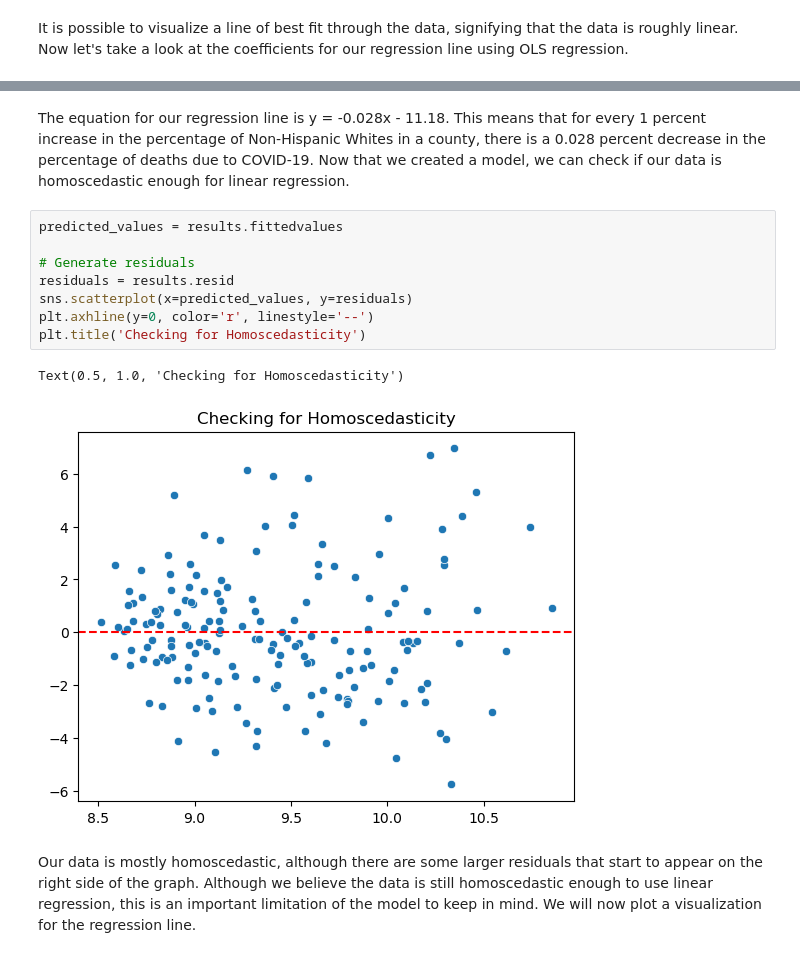
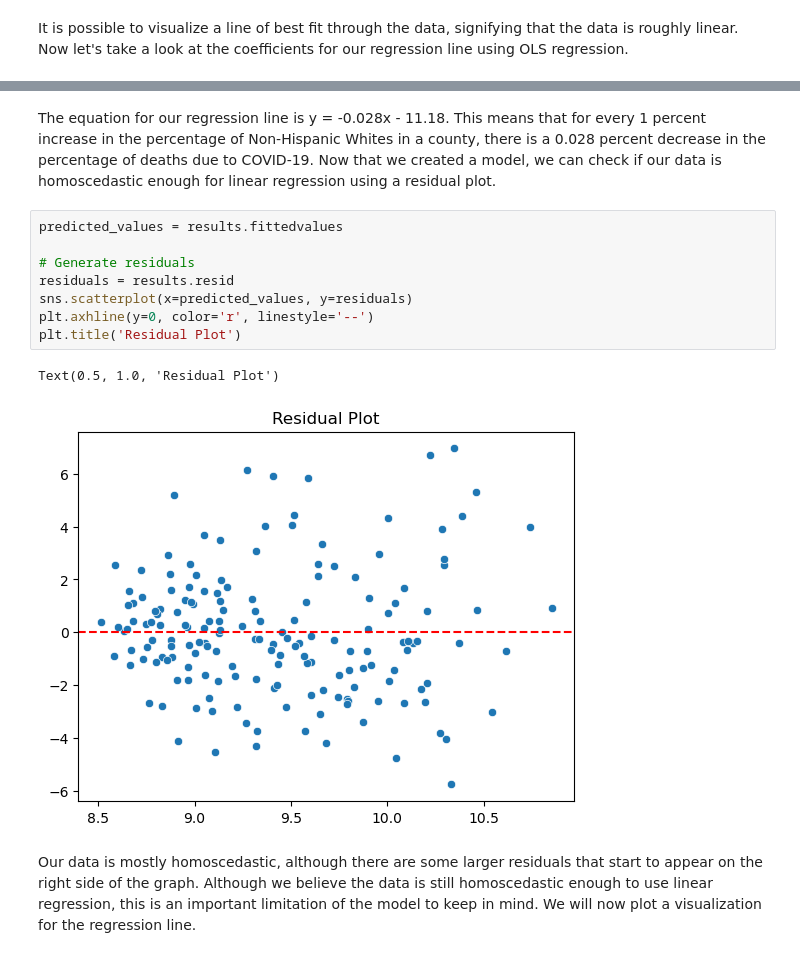
Before and after one commit to kshtwr/COVID-Mortality-Rate-in-Diverse-Cities, a Jupyter notebook: EDACheckpoint_Group116_WI24.ipynb, the cells around one changed output, grey strips where cells are left out. Drawn from its saved outputs; the diff is of its cells as text.

Commit message:
finalized linear regression

```diff
--- a/EDACheckpoint_Group116_WI24.ipynb
+++ b/EDACheckpoint_Group116_WI24.ipynb
@@ -672,18 +672,18 @@ Covariance Type:                             nonrobust
 Notes:
 [1] Standard Errors assume that the covariance matrix of the errors is correctly specified.
 # %% [markdown]
-The equation for our regression line is y = -0.028x - 11.18. This means that for every 1 percent increase in the percentage of Non-Hispanic Whites in a county, there is a 0.028 percent decrease in the percentage of deaths due to COVID-19. Now that we created a model, we can check if our data is homoscedastic enough for linear regression.
+The equation for our regression line is y = -0.028x - 11.18. This means that for every 1 percent increase in the percentage of Non-Hispanic Whites in a county, there is a 0.028 percent decrease in the percentage of deaths due to COVID-19. Now that we created a model, we can check if our data is homoscedastic enough for linear regression using a residual plot.
 # %%
 predicted_values = results.fittedvalues
 
 # Generate residuals
 residuals = results.resid
 sns.scatterplot(x=predicted_values, y=residuals)
 plt.axhline(y=0, color='r', linestyle='--')
-plt.title('Checking for Homoscedasticity')
+plt.title('Residual Plot')
 # %% [output]
-Text(0.5, 1.0, 'Checking for Homoscedasticity')
+Text(0.5, 1.0, 'Residual Plot')
-[figure, old version]
+[figure, new version]
 # %% [markdown]
 Our data is mostly homoscedastic, although there are some larger residuals that start to appear on the right side of the graph. Although we believe the data is still homoscedastic enough to use linear regression, this is an important limitation of the model to keep in mind. We will now plot a visualization for the regression line.
 # %%
```
Also changed, not shown: parts of 14 cells of this notebook.
